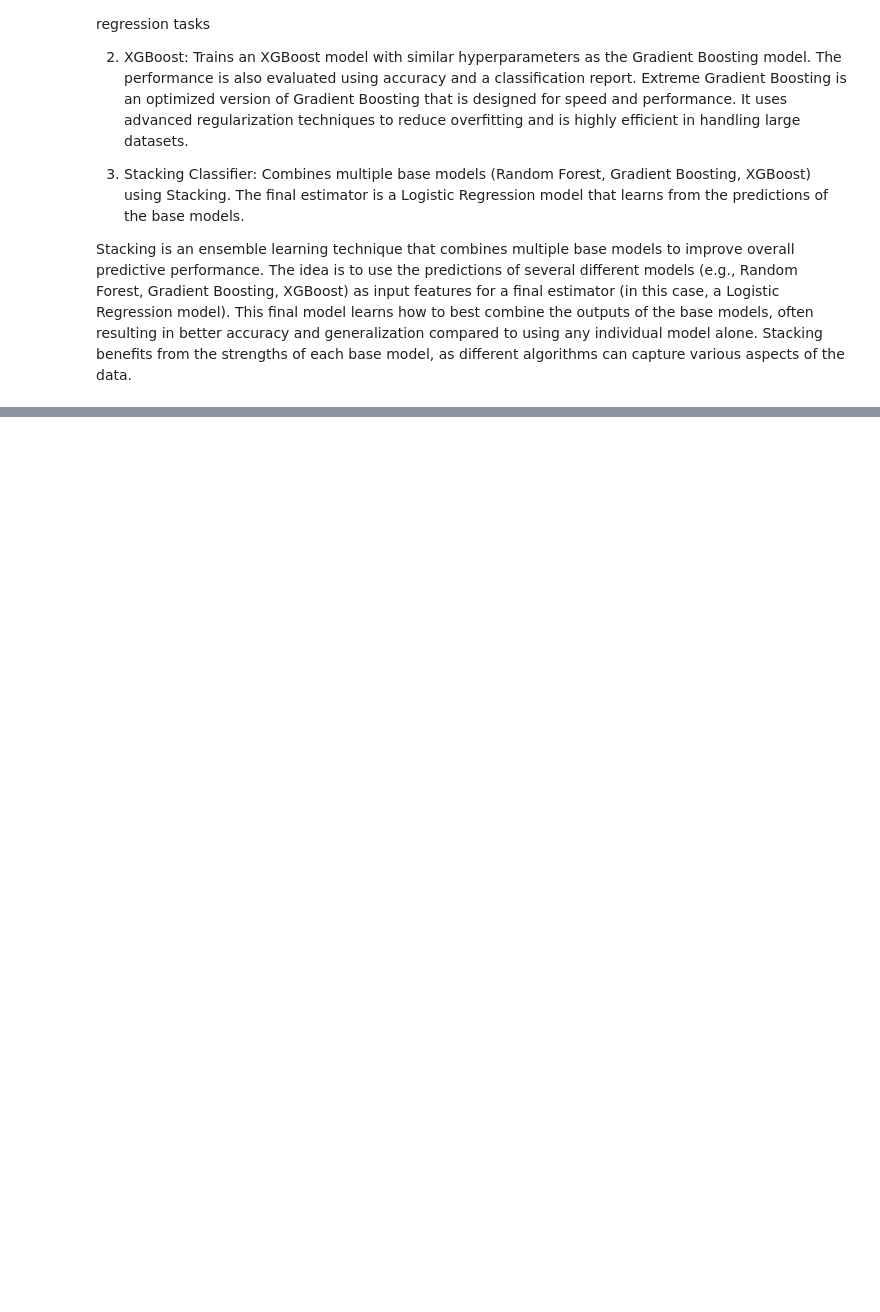
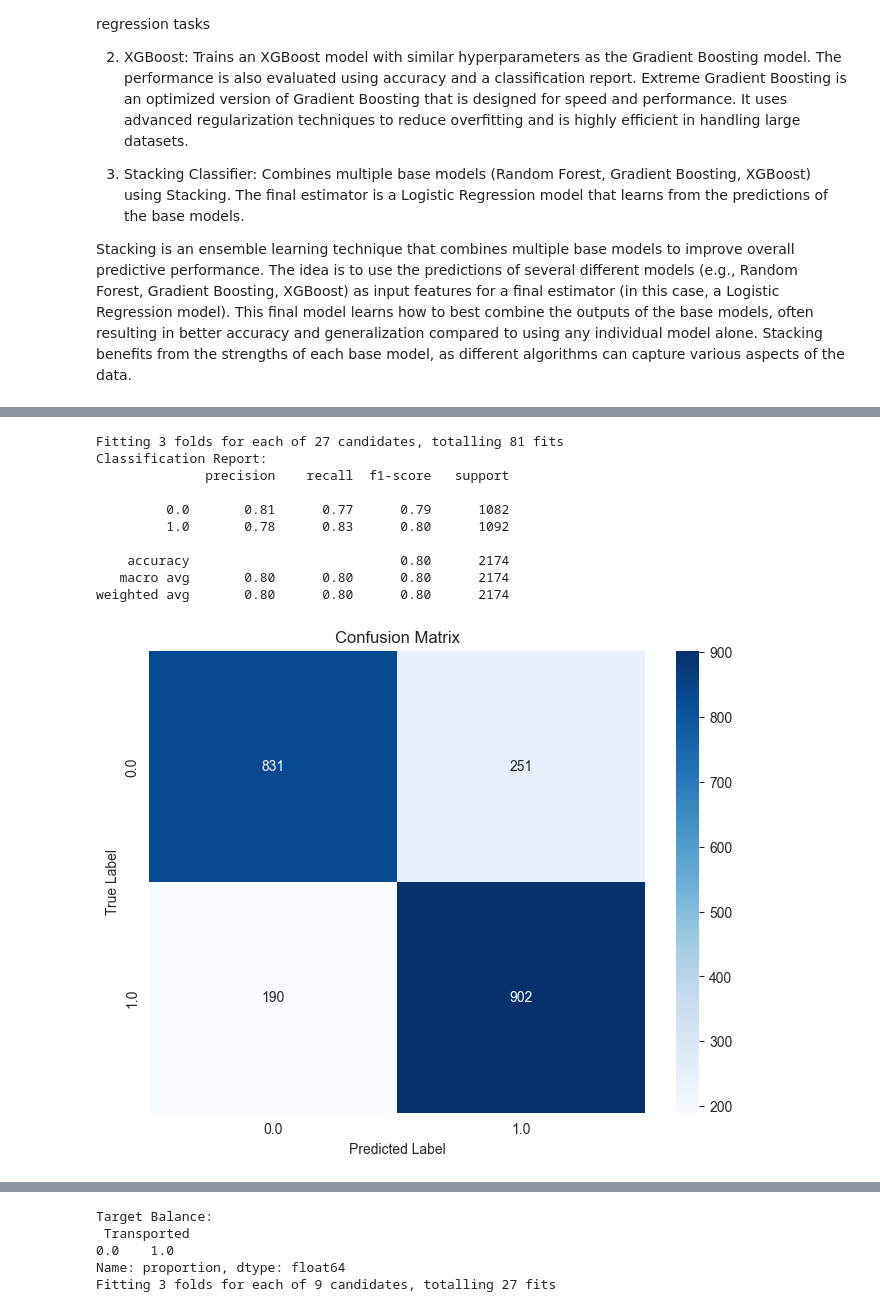
Before and after one commit to shamisolchikamhi/Titanic-Spaceship, a Jupyter notebook: detailed_titan_spaceship.ipynb, the cells around one changed output, grey strips where cells are left out. Drawn from its saved outputs; the diff is of its cells as text; code cells hidden in the pictures; blank space fills up the shorter version.

```diff
--- a/detailed_titan_spaceship.ipynb
+++ b/detailed_titan_spaceship.ipynb
@@ -471,38 +606,40 @@ Stacking is an ensemble learning technique that combines multiple base models to
 # %%
+# Hyperparameter tuning for Gradient Boosting and XGBoost
+param_grid_gb = {
+    'n_estimators': [50, 100, 200],
+    'learning_rate': [0.01, 0.1, 0.2],
+    'max_depth': [3, 5, 7]
+}
+
+param_grid_ab = {
+    'n_estimators': [50, 100, 200],
+    'learning_rate': [0.01, 0.1, 0.2]
+}
+
 # 1. Gradient Boosting
-gb_model = GradientBoostingClassifier(n_estimators=100, learning_rate=0.1, max_depth=3, random_state=42)
-gb_model.fit(X_train, y_train)
-y_pred_gb = gb_model.predict(X_test)
-accuracy_gb = accuracy_score(y_test, y_pred_gb)
-report_gb = classification_report(y_test, y_pred_gb)
-prediction_results(model=gb_model)
+gb = GradientBoostingClassifier(random_state=4)
+grid_search_gb = GridSearchCV(estimator=gb, param_grid=param_grid_gb, cv=3, n_jobs=-1, verbose=2,  scoring=scoring, refit='f1')
+grid_search_gb.fit(X_train, y_train)
+best_gb = grid_search_gb.best_estimator_
+evaluate_model(model=best_gb, X_test=X_test, y_test=y_test)
+prediction_results(model=best_gb, features=X_train.columns)
 
-# 2. XGBoost
-xgb_model = XGBClassifier(n_estimators=100, learning_rate=0.1, max_depth=3, random_state=42, use_label_encoder=False, eval_metric='logloss')
-xgb_model.fit(X_train, y_train)
-y_pred_xgb = xgb_model.predict(X_test)
-accuracy_xgb = accuracy_score(y_test, y_pred_xgb)
-report_xgb = classification_report(y_test, y_pred_xgb)
-prediction_results(model=xgb_model)
-
-# 3. Stacking Classifier
-estimators = [
-    ('rf', RandomForestClassifier(n_estimators=100, random_state=42)),
-    ('gb', GradientBoostingClassifier(n_estimators=100, random_state=42)),
-    ('xgb', XGBClassifier(n_estimators=100, random_state=42, use_label_encoder=False, eval_metric='logloss'))
-]
-stacking_model = StackingClassifier(estimators=estimators, final_estimator=LogisticRegression(), cv=3)
-stacking_model.fit(X_train, y_train)
-y_pred_stack = stacking_model.predict(X_test)
-accuracy_stack = accuracy_score(y_test, y_pred_stack)
-report_stack = classification_report(y_test, y_pred_stack)
-
-# Results
-print("Gradient Boosting Accuracy:", accuracy_gb)
-print(report_gb)
-print("XGBoost Accuracy:", accuracy_xgb)
-print(report_xgb)
-print("Stacking Classifier Accuracy:", accuracy_stack)
-print(report_stack)
-
-prediction_results(model=stacking_model)
+# 3. AdaBoost
+ab = AdaBoostClassifier(random_state=9)
+grid_search_ab = GridSearchCV(estimator=ab, param_grid=param_grid_ab, cv=3, n_jobs=-1, verbose=2,  scoring=scoring, refit='f1')
+grid_search_ab.fit(X_train, y_train)
+best_ab = grid_search_ab.best_estimator_
+evaluate_model(model=best_ab, X_test=X_test, y_test=y_test)
+prediction_results(model=best_ab, features=X_train.columns)
+# %% [output]
+Fitting 3 folds for each of 27 candidates, totalling 81 fits
+Classification Report:
+              precision    recall  f1-score   support
+
+         0.0       0.81      0.77      0.79      1082
+         1.0       0.78      0.83      0.80      1092
+
+    accuracy                           0.80      2174
+   macro avg       0.80      0.80      0.80      2174
+weighted avg       0.80      0.80      0.80      2174
+[figure, added]
@@ -508,0 +663,5 @@ prediction_results(model=stacking_model)
+Target Balance:
+ Transported
+0.0    1.0
+Name: proportion, dtype: float64
+Fitting 3 folds for each of 9 candidates, totalling 27 fits
```
Also changed, not shown: parts of 17 cells of this notebook, 1 other file.
